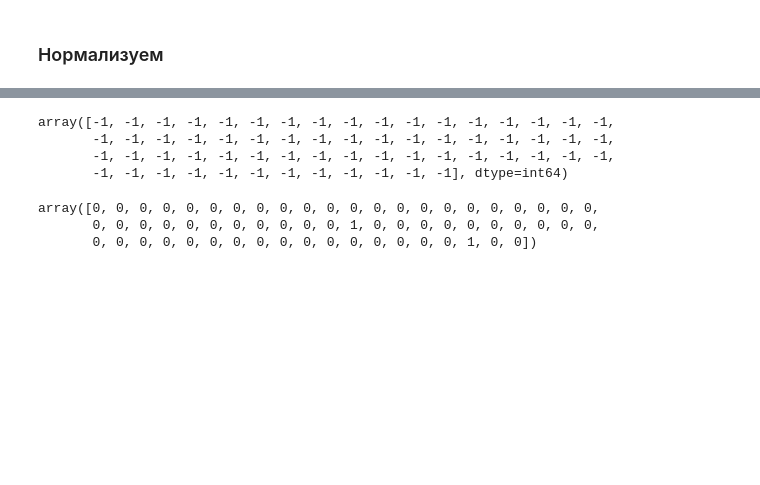
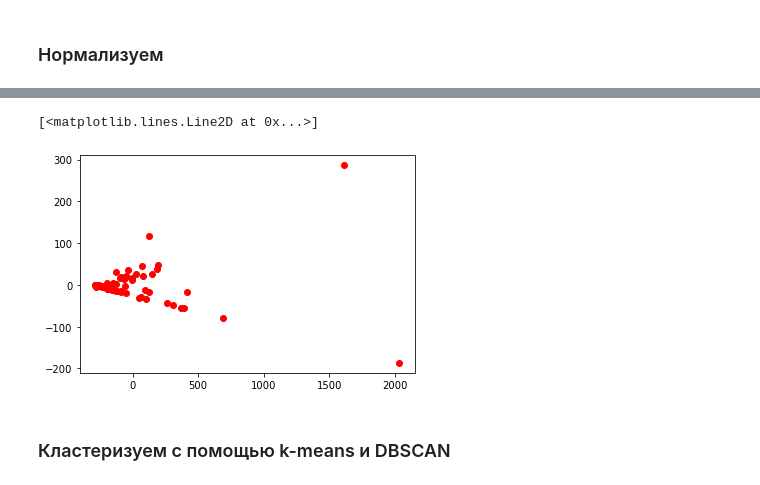
Before and after one commit to dmitry-maltsov/PolyMatStat, a Jupyter notebook: Course project/research/PCA.ipynb, the cells around one changed output, grey strips where cells are left out. Drawn from its saved outputs; the diff is of its cells as text; code cells hidden in the pictures; blank space fills up the shorter version.

```diff
--- a/Course project/research/PCA.ipynb
+++ b/Course project/research/PCA.ipynb
@@ -36,0 +46,2 @@ PCA(n_components=3)
+# %%
+X_ = sheet_joined - sheet_joined.mean(axis=0)
@@ -36,0 +67,2 @@ PCA(n_components=3)
+# %%
+u, s, vt = svd(X_, full_matrices=0)
@@ -36,0 +133,4 @@ PCA(n_components=3)
+# %%
+v = vt[:2].T
+# %%
+Z_svd = X_.dot(v)
@@ -87,20 +182,14 @@ plt.plot(transformed_joined[:,0],transformed_joined[:,1], 'ro')
+# %%
+plt.plot(np.array(Z_svd)[:,0],np.array(Z_svd)[:,1], 'ro')
+# %% [output]
+[<matplotlib.lines.Line2D at 0x...>]
+[figure, added]
+# %% [markdown]
+### Кластеризуем с помощью k-means и DBSCAN
 # %%
 kmeans_transformed_joined = KMeans(n_clusters=2, random_state=0).fit_predict(transformed_joined)
 # %%
 dbscan_transformed_joined = DBSCAN(eps = 0.8, min_samples=3).fit_predict(transformed_joined)
-# %%
-dbscan_transformed_joined
-# %% [output]
-array([-1, -1, -1, -1, -1, -1, -1, -1, -1, -1, -1, -1, -1, -1, -1, -1, -1,
-       -1, -1, -1, -1, -1, -1, -1, -1, -1, -1, -1, -1, -1, -1, -1, -1, -1,
-       -1, -1, -1, -1, -1, -1, -1, -1, -1, -1, -1, -1, -1, -1, -1, -1, -1,
-       -1, -1, -1, -1, -1, -1, -1, -1, -1, -1, -1, -1], dtype=int64)
-# %%
-kmeans_transformed_joined
-# %% [output]
-array([0, 0, 0, 0, 0, 0, 0, 0, 0, 0, 0, 0, 0, 0, 0, 0, 0, 0, 0, 0, 0, 0,
-       0, 0, 0, 0, 0, 0, 0, 0, 0, 0, 0, 1, 0, 0, 0, 0, 0, 0, 0, 0, 0, 0,
-       0, 0, 0, 0, 0, 0, 0, 0, 0, 0, 0, 0, 0, 0, 0, 0, 1, 0, 0])
 # %%
 plt.scatter(transformed_joined[:,0],transformed_joined[:,1], c = kmeans_transformed_joined)
 # %% [output]
```
Also changed, not shown: parts of 39 cells of this notebook.
